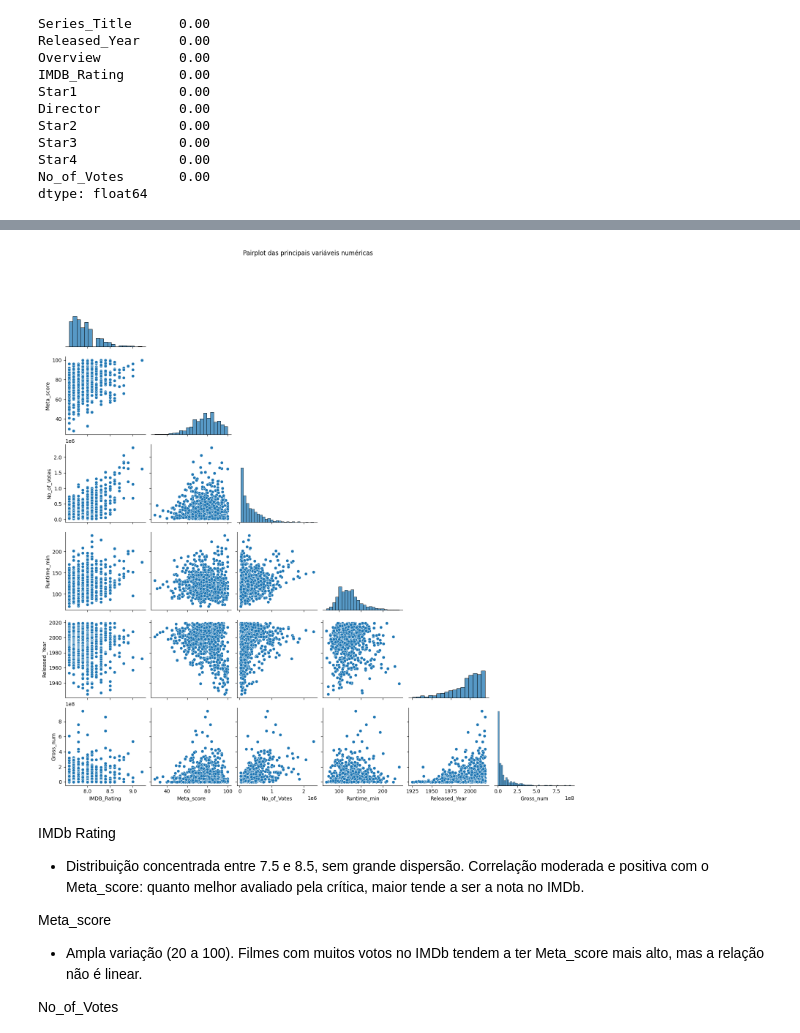
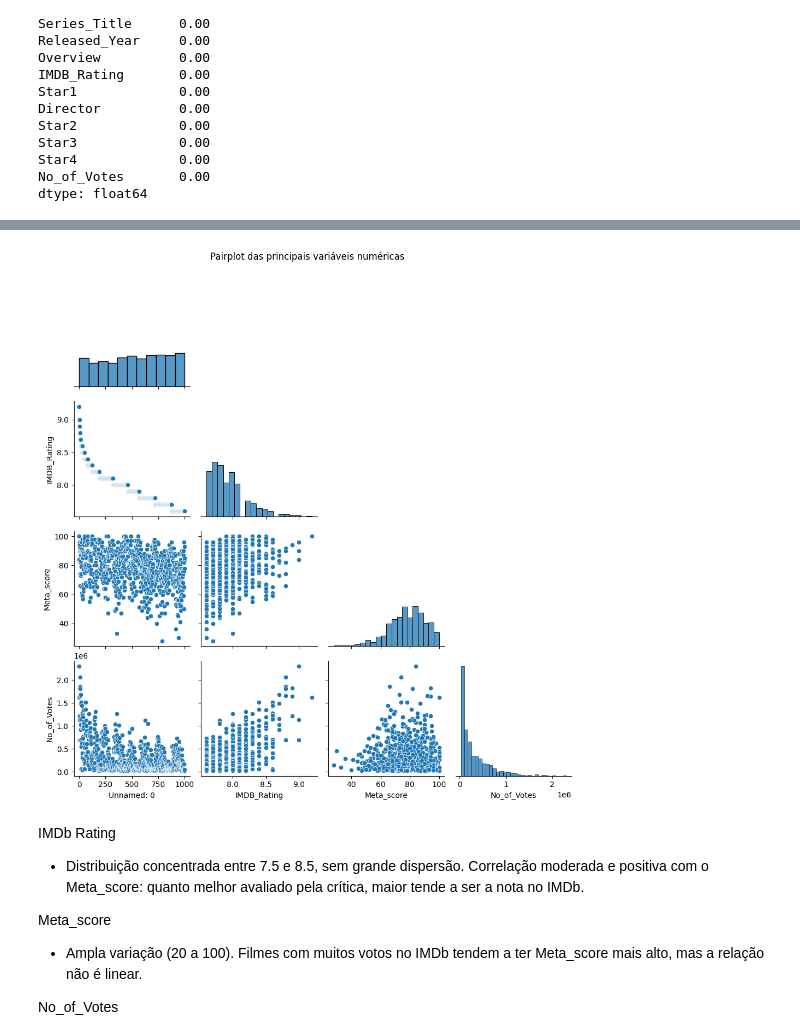
Before and after one commit to josieleferreira/LH_CD_JOSIELEFERREIRA, a Jupyter notebook: EDA.ipynb, the cells around one changed output, grey strips where cells are left out. Cells and saved outputs as stored; diff of their text form; code cells hidden in the pictures.

```diff
--- a/EDA.ipynb
+++ b/EDA.ipynb
@@ -59,3 +59,23 @@ Star4             object
 No_of_Votes        int64
 Gross             object
 dtype: object
+# %%
+from scipy.stats import shapiro
+numeric_cols = df.select_dtypes(include=[np.number]).columns
+
+results = []
+
+for col in numeric_cols:
+    data = df[col].dropna()
+    if len(data) > 3:
+        stat, p = shapiro(data)
+        results.append({
+            "Column": col,
+            "W-Statistic": stat,
+            "p-value": p,
+            "Normal?": "Yes" if p > 0.05 else "No"
+        })
+
+df_normality = pd.DataFrame(results).sort_values(by="Normal?", ascending=False)
+
+print(df_normality.to_string(index=False))
@@ -237,21 +137,0 @@ plt.show()
-# %%
-df["Main_Genre"] = df["Genre"].astype(str).str.split(",").str[0].str.strip()
-top_genres = df["Main_Genre"].value_counts().head(8).index
-df_genres = df[df["Main_Genre"].isin(top_genres)]
-
-plt.figure(figsize=(14,6))
-plt.subplot(1,2,1)
-sns.boxplot(x="Main_Genre", y="IMDB_Rating", data=df_genres, palette="Set2")
-plt.title("Distribuição do IMDB Rating por Gênero")
-plt.xlabel("Gênero")
-plt.ylabel("IMDB Rating")
-plt.xticks(rotation=45)
-
-plt.subplot(1,2,2)
-sns.boxplot(x="Main_Genre", y="Meta_score", data=df_genres, palette="Set3")
-plt.title("Distribuição do Meta_score por Gênero")
-plt.xlabel("Gênero")
-plt.ylabel("Meta_score")
-plt.xticks(rotation=45)
-plt.tight_layout()
-plt.show()
@@ -281,11 +181,11 @@ Meta_score por Gênero
 # %%
-df_pair = df[num_cols].apply(pd.to_numeric, errors="coerce").dropna().astype(float)
+df_pair = df[numeric_cols].apply(pd.to_numeric, errors="coerce").dropna().astype(float)
 
 sns.pairplot(df_pair, diag_kind="hist", corner=True)
 plt.suptitle("Pairplot das principais variáveis numéricas", y=1.02)
 plt.show()
 # %% [output]
-[figure, old version]
+[figure, new version]
 # %% [markdown]
 IMDb Rating
 
```
Also changed, not shown: parts of 56 cells of this notebook, 7 other files.
